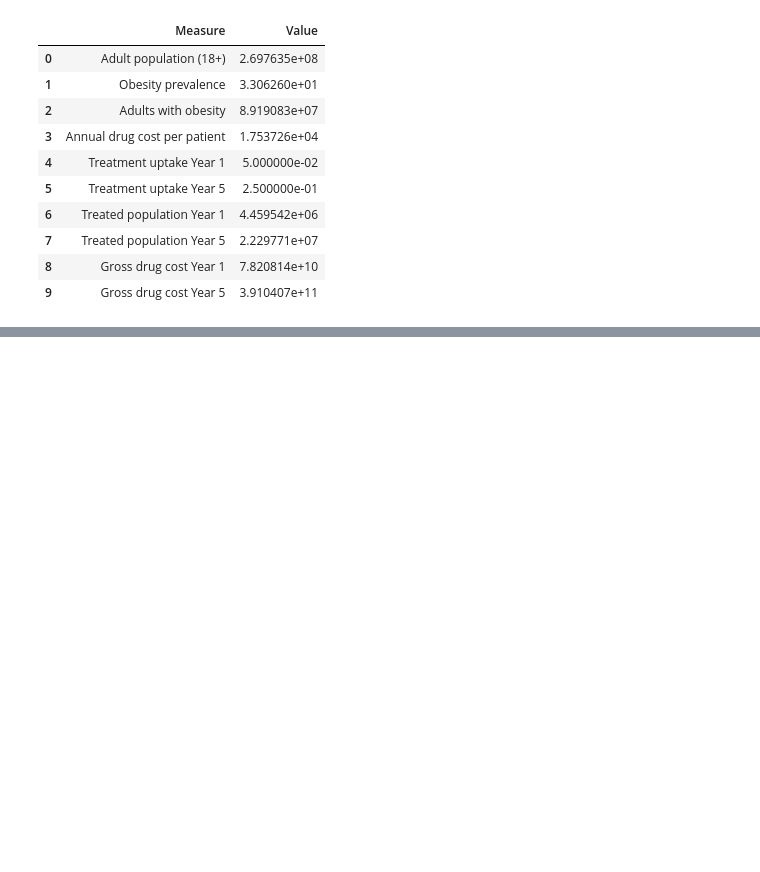
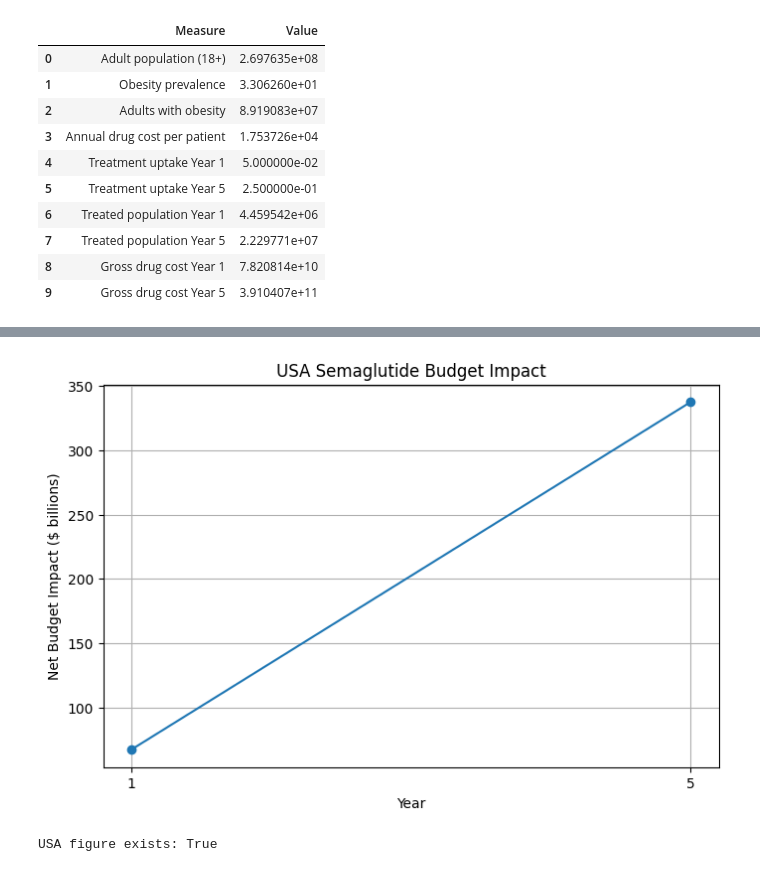
Before and after one commit to saffam/semaglutide-budget-impact-models, a Jupyter notebook: notebooks/usa_budget_impact_model.ipynb, the cells around one changed output, grey strips where cells are left out. Cells and saved outputs as stored; diff of their text form; code cells hidden in the pictures; blank space fills up the shorter version.

```diff
--- a/notebooks/usa_budget_impact_model.ipynb
+++ b/notebooks/usa_budget_impact_model.ipynb
@@ -637,0 +737,20 @@ usa_model_summary
+# %%
+usa_net_budget_year1 = (
+    usa_budget_year1
+    - usa_healthcare_savings_year1
+)
+
+usa_net_budget_year5 = (
+    usa_budget_year5
+    - usa_healthcare_savings_year5
+)
+
+print(
+    f"Year 1 net budget impact: "
+    f"${usa_net_budget_year1:,.2f}"
+)
+
+print(
+    f"Year 5 net budget impact: "
+    f"${usa_net_budget_year5:,.2f}"
+)
@@ -637,0 +830,50 @@ usa_model_summary
+# %%
+import matplotlib.pyplot as plt
+
+years = [1, 5]
+
+net_budget_impact = [
+    usa_net_budget_year1 / 1e9,
+    usa_net_budget_year5 / 1e9
+]
+
+plt.figure(figsize=(8, 5))
+
+plt.plot(
+    years,
+    net_budget_impact,
+    marker="o"
+)
+
+plt.xlabel("Year")
+plt.ylabel("Net Budget Impact ($ billions)")
+plt.title("USA Semaglutide Budget Impact")
+
+plt.xticks(years)
+plt.grid(True)
+
+plt.savefig(
+    project_root
+    / "reports"
+    / "usa"
+    / "figures"
+    / "usa_budget_impact.png",
+    dpi=300,
+    bbox_inches="tight"
+)
+
+plt.show()
+# %% [output]
+[figure, added]
+# %%
+usa_figure = (
+    project_root
+    / "reports"
+    / "usa"
+    / "figures"
+    / "usa_budget_impact.png"
+)
+
+print("USA figure exists:", usa_figure.exists())
+# %% [output]
+USA figure exists: True
```
Also changed, not shown: parts of 62 cells of this notebook, 18 other files.
